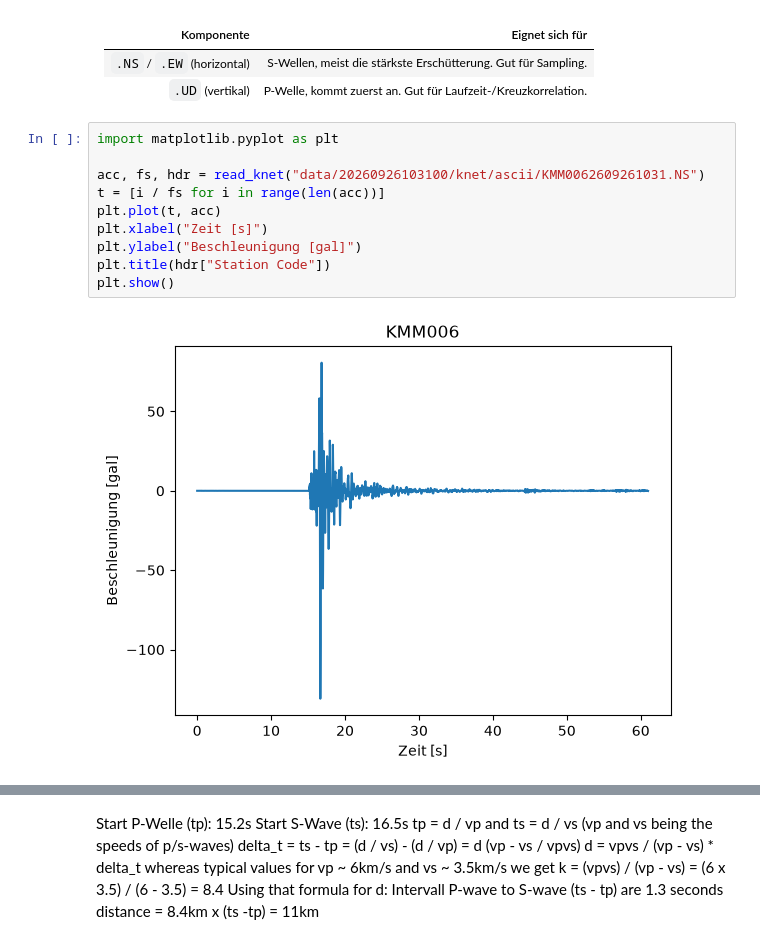
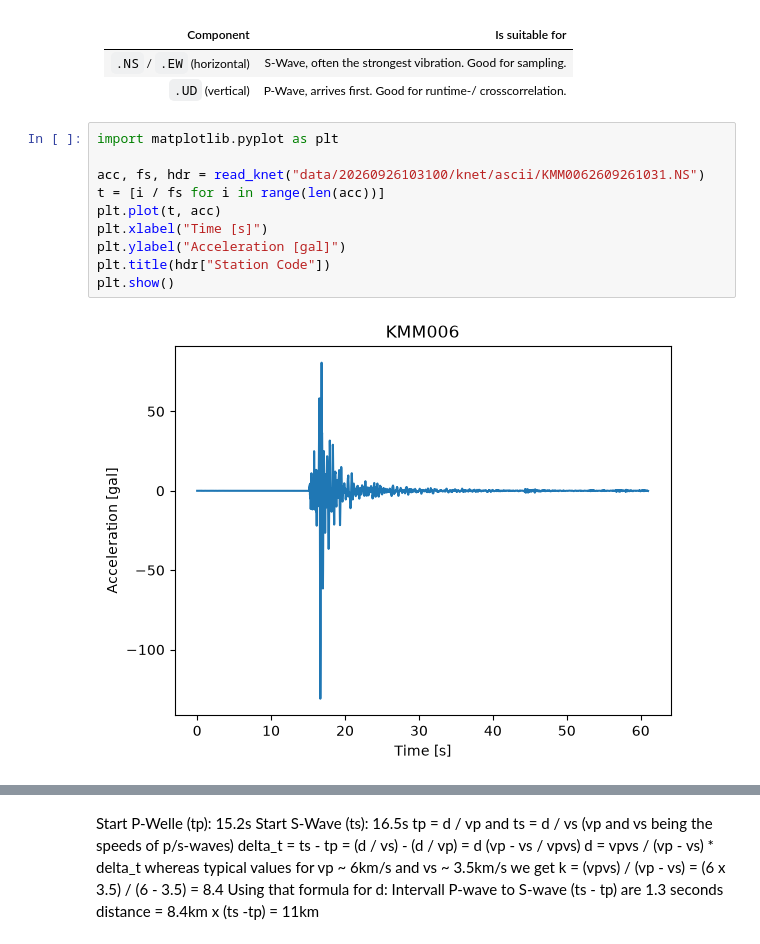
Before and after one commit to mischhart-bsc/gbsv_mc1, a Jupyter notebook: 01_sampling.ipynb, the cells around one changed output, grey strips where cells are left out. Cells and saved outputs as stored; diff of their text form.

```diff
--- a/01_sampling.ipynb
+++ b/01_sampling.ipynb
@@ -26,22 +29,22 @@ YMG011 1.129 data/20260926103100\knet\ascii\YMG0112609261031.EW
 YMG011 1.160 data/20260926103100\knet\ascii\YMG0112609261031.NS
 YMG011 0.627 data/20260926103100\knet\ascii\YMG0112609261031.UD
 # %% [markdown]
-| Komponente | Eignet sich für |
+| Component | Is suitable for |
 |---|---|
-| `.NS` / `.EW` (horizontal) | S-Wellen, meist die stärkste Erschütterung. Gut für Sampling. |
-| `.UD` (vertikal) | P-Welle, kommt zuerst an. Gut für Laufzeit-/Kreuzkorrelation. |
+| `.NS` / `.EW` (horizontal) | S-Wave, often the strongest vibration. Good for sampling. |
+| `.UD` (vertical) | P-Wave, arrives first. Good for runtime-/ crosscorrelation. |
 # %%
 import matplotlib.pyplot as plt
 
 acc, fs, hdr = read_knet("data/20260926103100/knet/ascii/KMM0062609261031.NS")
 t = [i / fs for i in range(len(acc))]
 plt.plot(t, acc)
-plt.xlabel("Zeit [s]")
-plt.ylabel("Beschleunigung [gal]")
+plt.xlabel("Time [s]")
+plt.ylabel("Acceleration [gal]")
 plt.title(hdr["Station Code"])
 plt.show()
 # %% [output]
-[figure, old version]
+[figure, new version]
 # %%
 base = "data/20260926103100/knet/ascii/KMM0062609261031"
 fig, axes = plt.subplots(3, 1, sharex=True, figsize=(10, 6))
```
Also changed, not shown: parts of 8 cells of this notebook, 2 other files.
